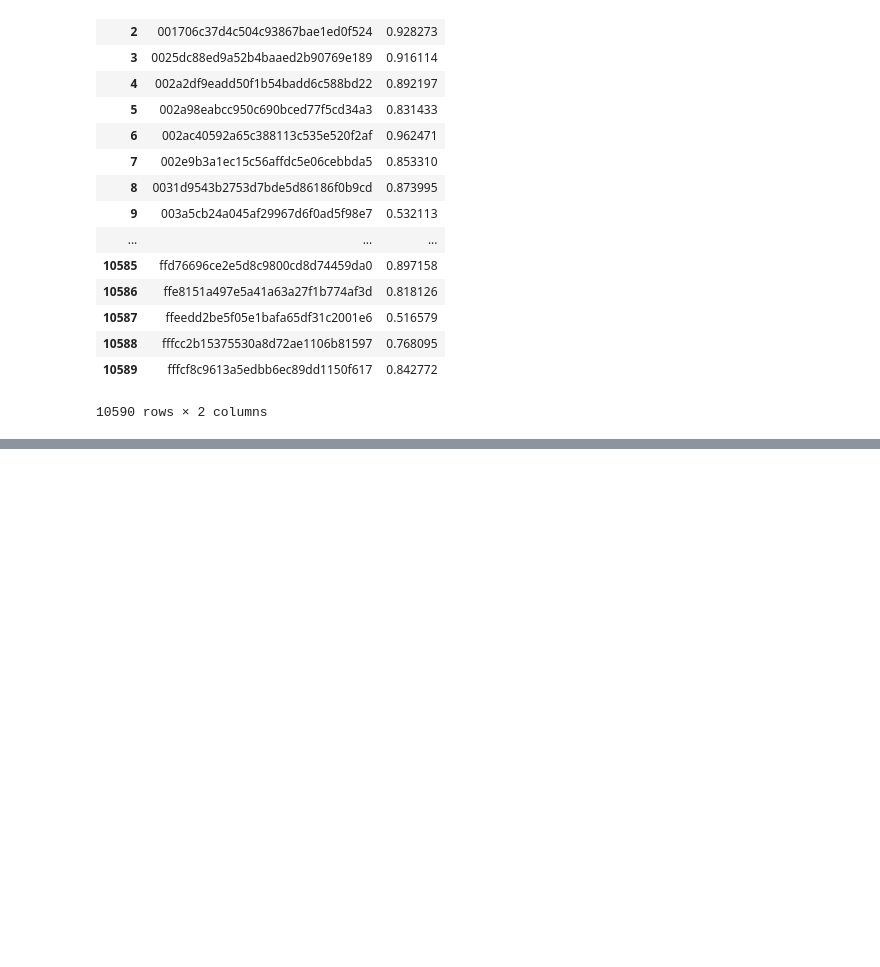
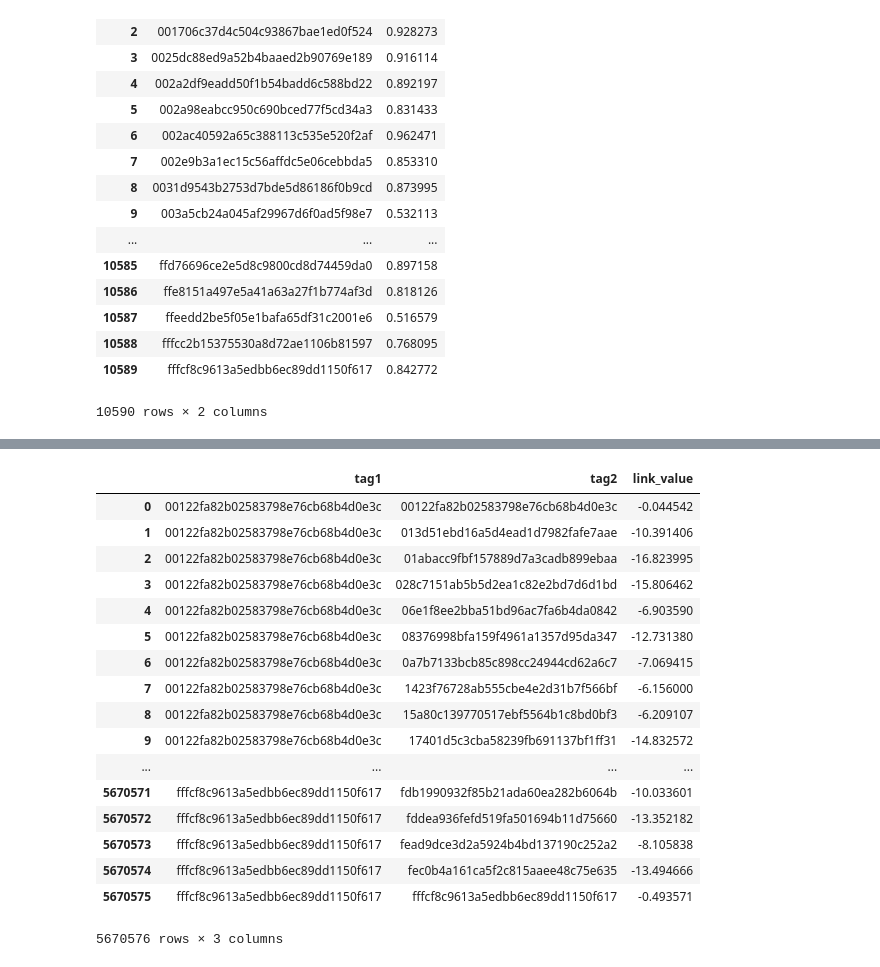
Before and after one commit to puppyapple/recommendation, a Jupyter notebook: remote_debbuger.ipynb, the cells around one changed output, grey strips where cells are left out. Saved outputs shown, nothing was run; the diff lists cells and outputs as text; code cells hidden in the pictures; blank space fills up the shorter version.

```diff
--- a/remote_debbuger.ipynb
+++ b/remote_debbuger.ipynb
@@ -82,0 +118,23 @@ a
+# %%
+nctag_nctag.link_value = nctag_nctag.link_value.apply(lambda x: np.log2(min(0.000001 + x, 1)))
+# %%
+nctag_nctag
+# %% [output]
+|  | tag1 | tag2 | link_value |
+| 0 | 00122fa82b02583798e76cb68b4d0e3c | 00122fa82b02583798e76cb68b4d0e3c | -0.044542 |
+| 1 | 00122fa82b02583798e76cb68b4d0e3c | 013d51ebd16a5d4ead1d7982fafe7aae | -10.391406 |
+| 2 | 00122fa82b02583798e76cb68b4d0e3c | 01abacc9fbf157889d7a3cadb899ebaa | -16.823995 |
+| 3 | 00122fa82b02583798e76cb68b4d0e3c | 028c7151ab5b5d2ea1c82e2bd7d6d1bd | -15.806462 |
+| 4 | 00122fa82b02583798e76cb68b4d0e3c | 06e1f8ee2bba51bd96ac7fa6b4da0842 | -6.903590 |
+| 5 | 00122fa82b02583798e76cb68b4d0e3c | 08376998bfa159f4961a1357d95da347 | -12.731380 |
+| 6 | 00122fa82b02583798e76cb68b4d0e3c | 0a7b7133bcb85c898cc24944cd62a6c7 | -7.069415 |
+| 7 | 00122fa82b02583798e76cb68b4d0e3c | 1423f76728ab555cbe4e2d31b7f566bf | -6.156000 |
+| 8 | 00122fa82b02583798e76cb68b4d0e3c | 15a80c139770517ebf5564b1c8bd0bf3 | -6.209107 |
+| 9 | 00122fa82b02583798e76cb68b4d0e3c | 17401d5c3cba58239fb691137bf1ff31 | -14.832572 |
+| ... | ... | ... | ... |
+| 5670571 | fffcf8c9613a5edbb6ec89dd1150f617 | fdb1990932f85b21ada60ea282b6064b | -10.033601 |
+| 5670572 | fffcf8c9613a5edbb6ec89dd1150f617 | fddea936fefd519fa501694b11d75660 | -13.352182 |
+| 5670573 | fffcf8c9613a5edbb6ec89dd1150f617 | fead9dce3d2a5924b4bd137190c252a2 | -8.105838 |
+| 5670574 | fffcf8c9613a5edbb6ec89dd1150f617 | fec0b4a161ca5f2c815aaee48c75e635 | -13.494666 |
+| 5670575 | fffcf8c9613a5edbb6ec89dd1150f617 | fffcf8c9613a5edbb6ec89dd1150f617 | -0.493571 |
+5670576 rows × 3 columns
```
Also changed, not shown: parts of 17 cells of this notebook, 3 other files.
